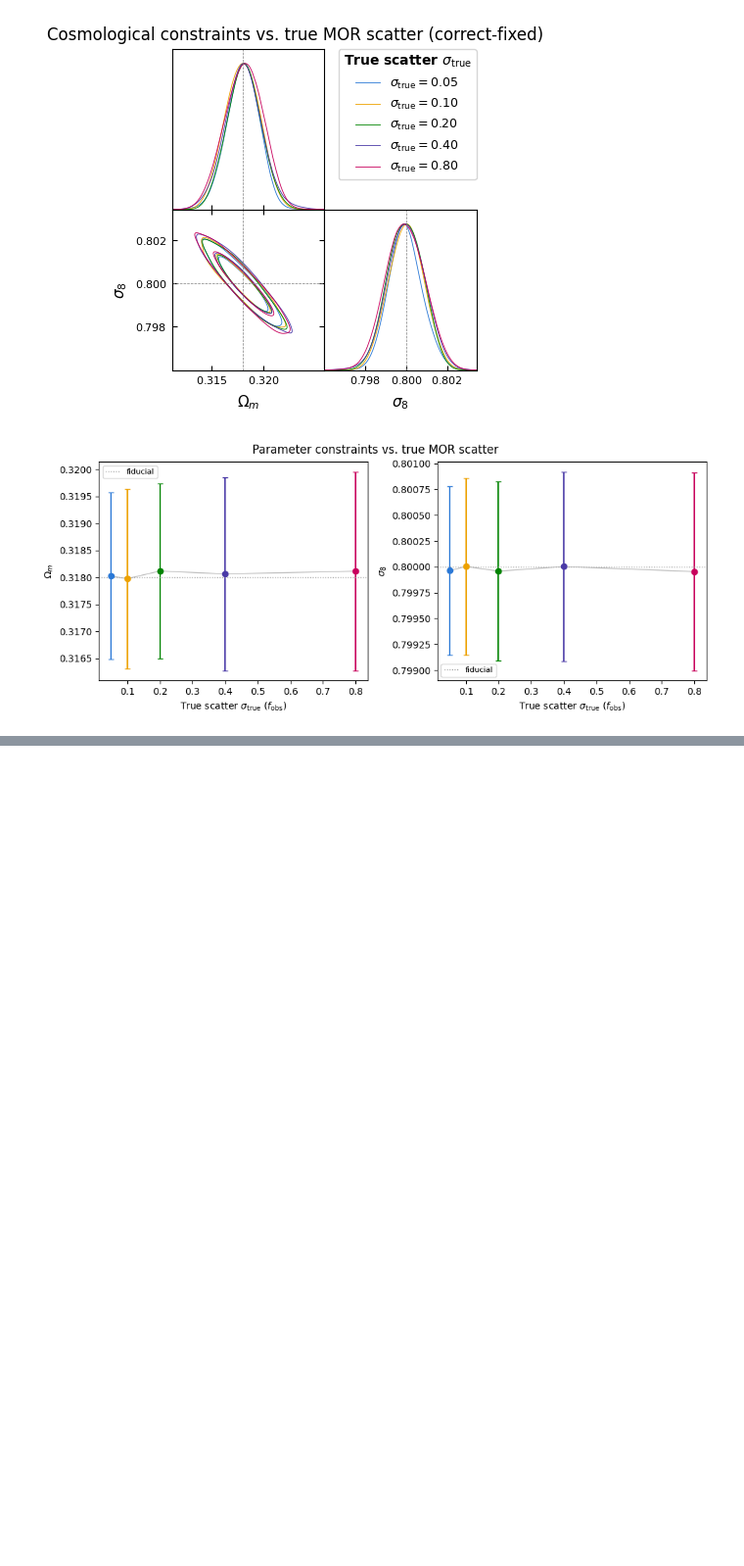
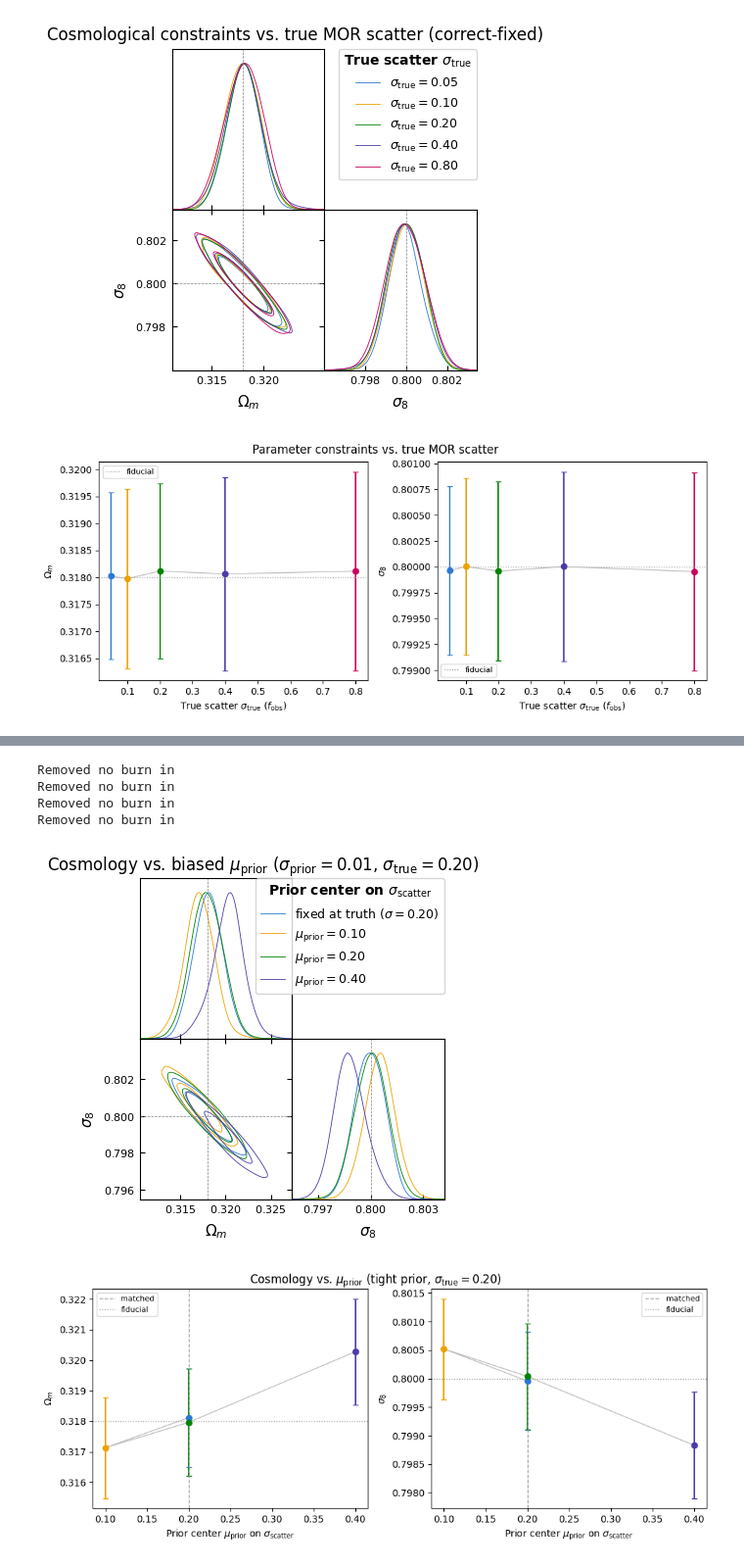
Before and after one commit to xtang126/hmf-mor-forecast, a Jupyter notebook: notebooks/v1_chains_contours.ipynb, the cells around one changed output, grey strips where cells are left out. Shown at 98% size. Cells and saved outputs as stored; diff of their text form; code cells hidden in the pictures; blank space fills up the shorter version.

```diff
--- a/notebooks/v1_chains_contours.ipynb
+++ b/notebooks/v1_chains_contours.ipynb
@@ -504,0 +601,61 @@ Removed no burn in
+# %%
+# --------------------------------------------------------------
+# Prior-center scan at fixed tight width (0.01)
+# All three prior-scan chains use width 0.01; only the prior center varies.
+# Truth: sigma_true = 0.20.
+# --------------------------------------------------------------
+scan_runs = [
+    ("../output/scatter_fixed_sd_sm20.txt", 0.20),   # fixed at truth
+    ("../output/prior_scan_sd20_c10_w01.txt", 0.10), # tight biased low
+    ("../output/prior_scan_sd20_c20_w01.txt", 0.20), # tight at truth
+    ("../output/prior_scan_sd20_c40_w01.txt", 0.40), # tight biased high
+]
+
+def center_label(c, is_fixed=False):
+    if is_fixed:
+        return rf"fixed at truth ($\sigma = {c:.2f}$)"
+    return rf"$\mu_{{\rm prior}} = {c:.2f}$"
+
+scan_samples = [
+    load_run(path, label=center_label(c, is_fixed=(i == 0)))
+    for i, (path, c) in enumerate(scan_runs)
+]
+prior_centers = [c for _, c in scan_runs]
+plot_params = scan_samples[0].getParamNames().list()
+
+# --------------------------------------------------------------
+# Triangle plot — joint posterior across prior centers
+# --------------------------------------------------------------
+g = scan_triangle(
+    scan_samples, plot_params,
+    legend_title=r"Prior center on $\sigma_{\rm scatter}$",
+    filled=False,
+)
+g.fig.suptitle(
+    r"Cosmology vs. biased $\mu_{\rm prior}$ ($\sigma_{\rm prior}=0.01$, $\sigma_{\rm true}=0.20$)",
+    y=1.02,
+    fontsize=12,
+)
+plt.show()
+
+# --------------------------------------------------------------
+# Constraint-vs-axis plot — parameter values vs prior center
+# --------------------------------------------------------------
+fig, _ = scan_constraint_plot(
+    scan_samples, prior_centers, plot_params,
+    xlabel=r"Prior center $\mu_{\rm prior}$ on $\sigma_{\rm scatter}$",
+    ref_x=0.20,   # truth — mark the correctly-centered prior
+)
+fig.suptitle(
+    r"Cosmology vs. $\mu_{\rm prior}$ (tight prior, $\sigma_{\rm true}=0.20$)",
+    y=1.02,
+    fontsize=12,
+)
+plt.show()
+# %% [output]
+Removed no burn in
+Removed no burn in
+Removed no burn in
+Removed no burn in
+[figure, added]
+[figure, added]
```
Also changed, not shown: parts of 3 cells of this notebook, 15 other files.
